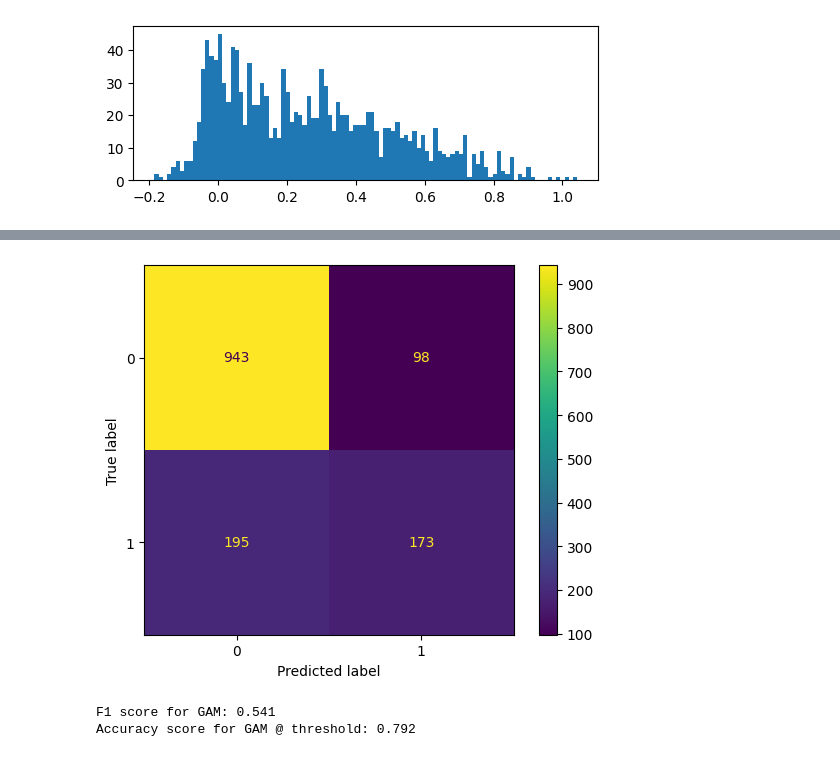
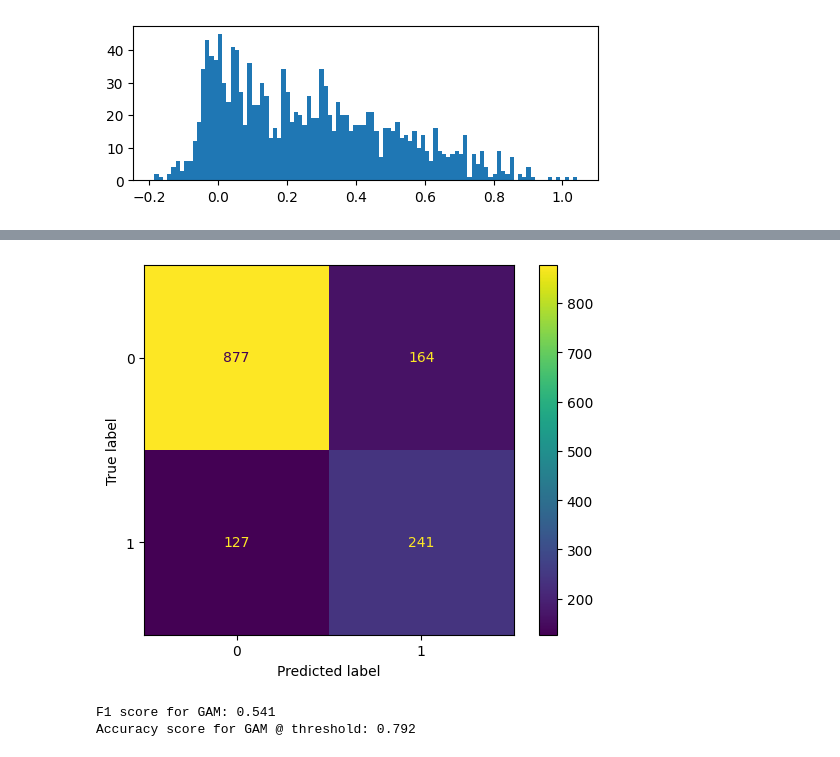
Before and after one commit to auto-d/linear-interp, a Jupyter notebook: linear-interp.ipynb, the cells around one changed output, grey strips where cells are left out. Saved outputs shown, nothing was run; the diff lists cells and outputs as text; code cells hidden in the pictures.

```diff
--- a/linear-interp.ipynb
+++ b/linear-interp.ipynb
@@ -655,8 +673,8 @@ As we are using a regression algorithm here, we are once again in the position o
 # %%
-y_binary_pred = threshold_predictions(y_pred)
+y_binary_pred = threshold_predictions(y_pred, threshold=0.4)
 plot_confusion_matrix(y_test, y_binary_pred)
 # %% [output]
-[figure, old version]
+[figure, new version]
 # %%
 f1 = f1_score(y_test, y_binary_pred)
 print(f"F1 score for GAM: {f1:.3f}")
```
Also changed, not shown: parts of 9 cells of this notebook.
